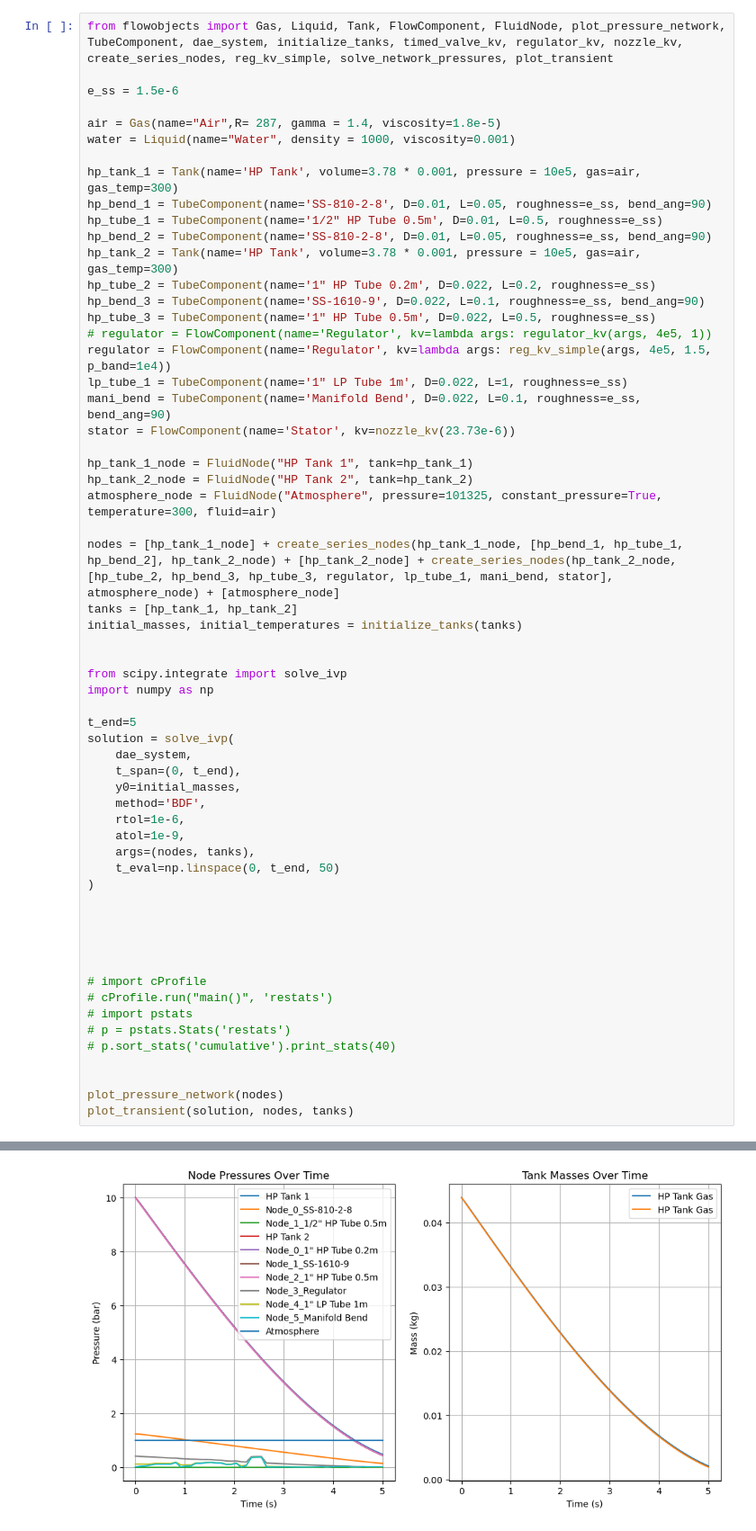
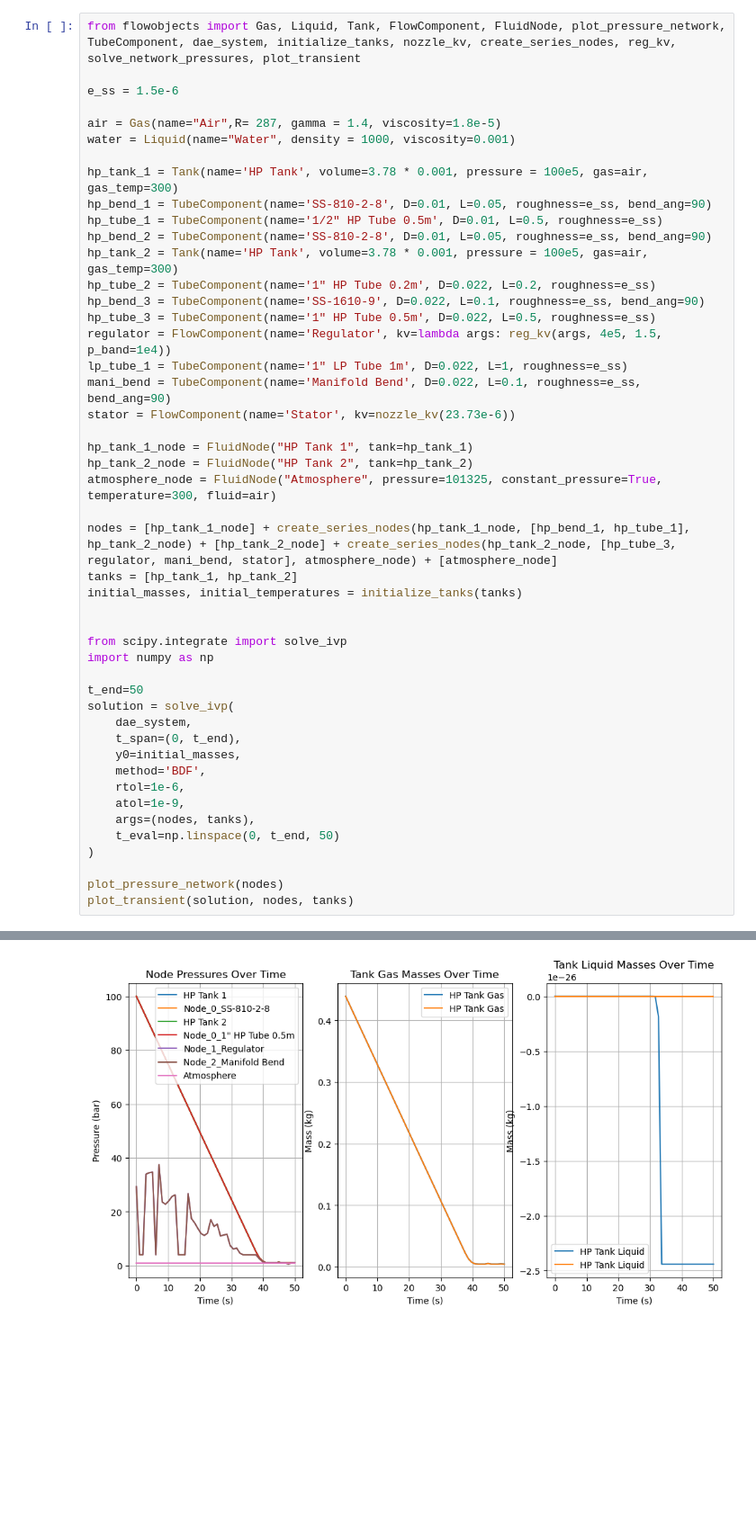
Before and after one commit to LpHiX/FYPTurbine, a Jupyter notebook: kvtest.ipynb, the cells around one changed output, grey strips where cells are left out. Shown at 90% size. Drawn from its saved outputs; the diff is of its cells as text; blank space fills up the shorter version.

```diff
--- a/kvtest.ipynb
+++ b/kvtest.ipynb
@@ -63,23 +63,22 @@ plot_pressure_network(total_nodes)
 Time: 5.00 s, masses: [1.33058771e+00 2.72242420e-27 4.54545859e-01 2.41648745e+00]+00]
 [figure]
 # %%
-from flowobjects import Gas, Liquid, Tank, FlowComponent, FluidNode, plot_pressure_network, TubeComponent, dae_system, initialize_tanks, timed_valve_kv, regulator_kv, nozzle_kv, create_series_nodes, reg_kv_simple, solve_network_pressures, plot_transient
+from flowobjects import Gas, Liquid, Tank, FlowComponent, FluidNode, plot_pressure_network, TubeComponent, dae_system, initialize_tanks, nozzle_kv, create_series_nodes, reg_kv, solve_network_pressures, plot_transient
 
 e_ss = 1.5e-6
 
 air = Gas(name="Air",R= 287, gamma = 1.4, viscosity=1.8e-5)
 water = Liquid(name="Water", density = 1000, viscosity=0.001)
 
-hp_tank_1 = Tank(name='HP Tank', volume=3.78 * 0.001, pressure = 10e5, gas=air, gas_temp=300)
+hp_tank_1 = Tank(name='HP Tank', volume=3.78 * 0.001, pressure = 100e5, gas=air, gas_temp=300)
 hp_bend_1 = TubeComponent(name='SS-810-2-8', D=0.01, L=0.05, roughness=e_ss, bend_ang=90)
 hp_tube_1 = TubeComponent(name='1/2" HP Tube 0.5m', D=0.01, L=0.5, roughness=e_ss)
 hp_bend_2 = TubeComponent(name='SS-810-2-8', D=0.01, L=0.05, roughness=e_ss, bend_ang=90)
-hp_tank_2 = Tank(name='HP Tank', volume=3.78 * 0.001, pressure = 10e5, gas=air, gas_temp=300)
+hp_tank_2 = Tank(name='HP Tank', volume=3.78 * 0.001, pressure = 100e5, gas=air, gas_temp=300)
 hp_tube_2 = TubeComponent(name='1" HP Tube 0.2m', D=0.022, L=0.2, roughness=e_ss)
 hp_bend_3 = TubeComponent(name='SS-1610-9', D=0.022, L=0.1, roughness=e_ss, bend_ang=90)
 hp_tube_3 = TubeComponent(name='1" HP Tube 0.5m', D=0.022, L=0.5, roughness=e_ss)
-# regulator = FlowComponent(name='Regulator', kv=lambda args: regulator_kv(args, 4e5, 1))
-regulator = FlowComponent(name='Regulator', kv=lambda args: reg_kv_simple(args, 4e5, 1.5, p_band=1e4))
+regulator = FlowComponent(name='Regulator', kv=lambda args: reg_kv(args, 4e5, 1.5, p_band=1e4))
 lp_tube_1 = TubeComponent(name='1" LP Tube 1m', D=0.022, L=1, roughness=e_ss)
 mani_bend = TubeComponent(name='Manifold Bend', D=0.022, L=0.1, roughness=e_ss, bend_ang=90)
 stator = FlowComponent(name='Stator', kv=nozzle_kv(23.73e-6))
@@ -88,7 +87,7 @@ hp_tank_1_node = FluidNode("HP Tank 1", tank=hp_tank_1)
 hp_tank_2_node = FluidNode("HP Tank 2", tank=hp_tank_2)
 atmosphere_node = FluidNode("Atmosphere", pressure=101325, constant_pressure=True, temperature=300, fluid=air)
 
-nodes = [hp_tank_1_node] + create_series_nodes(hp_tank_1_node, [hp_bend_1, hp_tube_1, hp_bend_2], hp_tank_2_node) + [hp_tank_2_node] + create_series_nodes(hp_tank_2_node, [hp_tube_2, hp_bend_3, hp_tube_3, regulator, lp_tube_1, mani_bend, stator], atmosphere_node) + [atmosphere_node]
+nodes = [hp_tank_1_node] + create_series_nodes(hp_tank_1_node, [hp_bend_1, hp_tube_1], hp_tank_2_node) + [hp_tank_2_node] + create_series_nodes(hp_tank_2_node, [hp_tube_3, regulator, mani_bend, stator], atmosphere_node) + [atmosphere_node]
 tanks = [hp_tank_1, hp_tank_2]
 initial_masses, initial_temperatures = initialize_tanks(tanks)
 
@@ -96,7 +95,7 @@ initial_masses, initial_temperatures = initialize_tanks(tanks)
 from scipy.integrate import solve_ivp
 import numpy as np
 
-t_end=5
+t_end=50
 solution = solve_ivp(
     dae_system,
     t_span=(0, t_end),
@@ -108,17 +107,6 @@ solution = solve_ivp(
     t_eval=np.linspace(0, t_end, 50)
 )
 
-
-
-
-
-# import cProfile
-# cProfile.run("main()", 'restats')
-# import pstats
-# p = pstats.Stats('restats')
-# p.sort_stats('cumulative').print_stats(40)
-
-
 plot_pressure_network(nodes)
 plot_transient(solution, nodes, tanks)
 # %% [output]
@@ -127 +117 @@ Time: 5.00 s, masses: [2.12592388e-03 3.70124011e-29 1.95672294e-03 0.00000000e+
-[figure, old version]
+[figure, new version]
```
Also changed, not shown: parts of 6 cells of this notebook, 2 other files.
